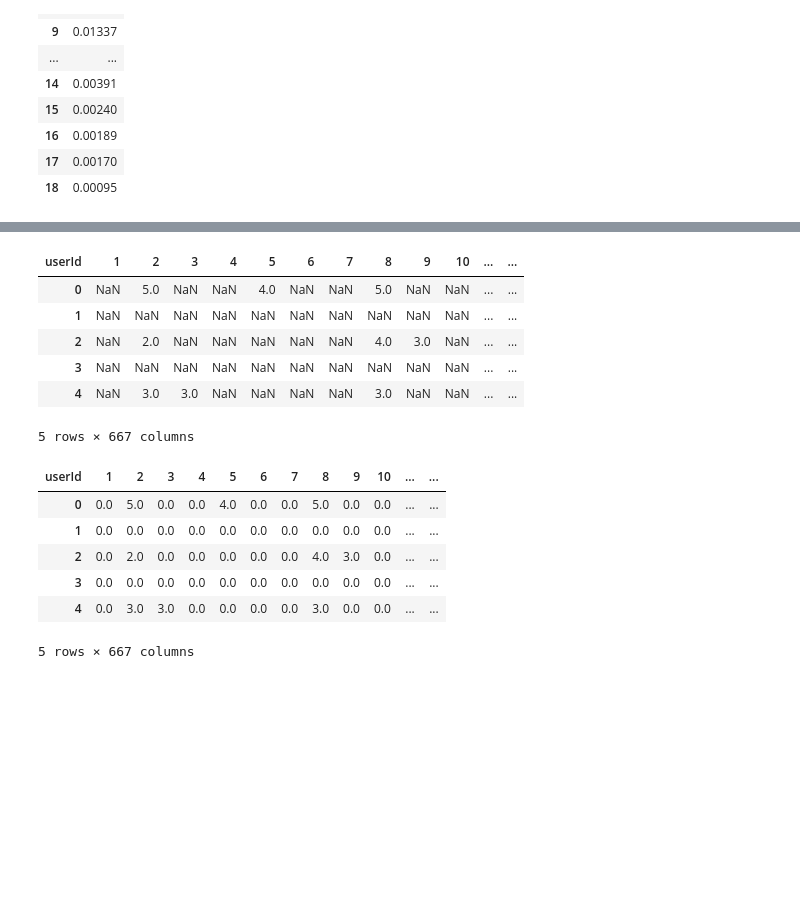
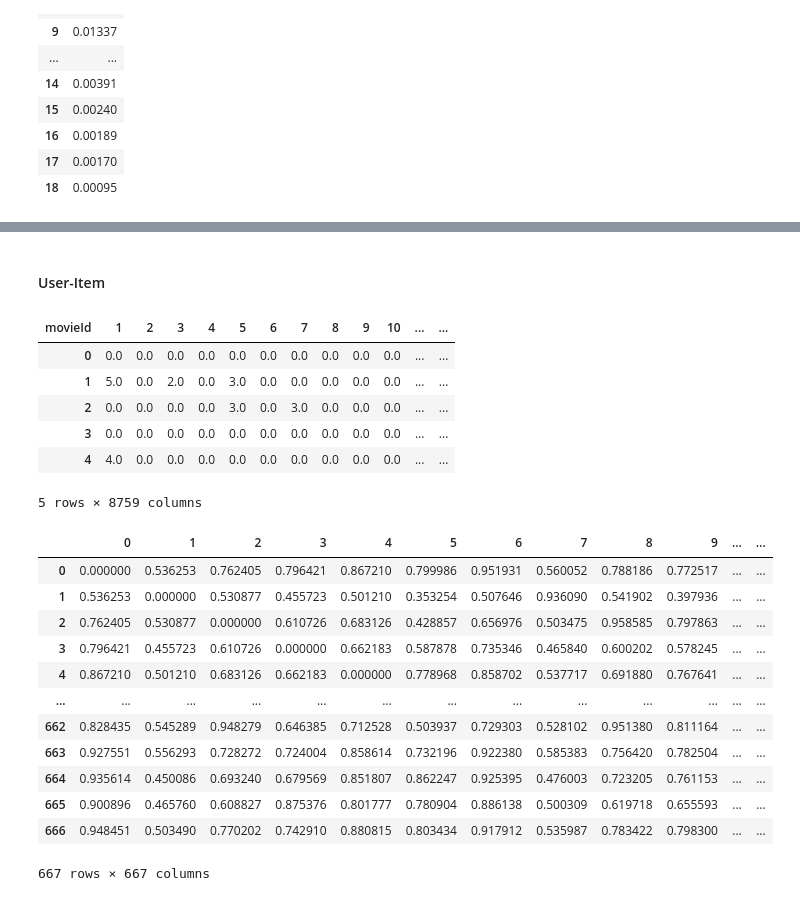
Before and after one commit to Benedkt93/movie_recommendation, a Jupyter notebook: final_project.ipynb, the cells around one changed output, grey strips where cells are left out. Cells and saved outputs as stored; diff of their text form; code cells hidden in the pictures; blank space fills up the shorter version.

```diff
--- a/final_project.ipynb
+++ b/final_project.ipynb
@@ -495,22 +599,33 @@ round(pd.DataFrame(pca.explained_variance_ratio_), 5)
+# %% [markdown]
+#### User-Item
 # %%
-user_item_matrix = ratings_clean.pivot_table(index=['movieId'],columns=['userId'],values='rating').reset_index(drop=True)
+user_item_matrix = ratings_clean.pivot_table(index=['userId'],columns=['movieId'],values='rating').reset_index(drop=True)
+user_item_matrix.fillna( 0, inplace = True )
 user_item_matrix.head()
 # %% [output]
-| userId | 1 | 2 | 3 | 4 | 5 | 6 | 7 | 8 | 9 | 10 | ... | ... |
-| 0 | NaN | 5.0 | NaN | NaN | 4.0 | NaN | NaN | 5.0 | NaN | NaN | ... | ... |
-| 1 | NaN | NaN | NaN | NaN | NaN | NaN | NaN | NaN | NaN | NaN | ... | ... |
-| 2 | NaN | 2.0 | NaN | NaN | NaN | NaN | NaN | 4.0 | 3.0 | NaN | ... | ... |
-| 3 | NaN | NaN | NaN | NaN | NaN | NaN | NaN | NaN | NaN | NaN | ... | ... |
-| 4 | NaN | 3.0 | 3.0 | NaN | NaN | NaN | NaN | 3.0 | NaN | NaN | ... | ... |
+| movieId | 1 | 2 | 3 | 4 | 5 | 6 | 7 | 8 | 9 | 10 | ... | ... |
+| 0 | 0.0 | 0.0 | 0.0 | 0.0 | 0.0 | 0.0 | 0.0 | 0.0 | 0.0 | 0.0 | ... | ... |
+| 1 | 5.0 | 0.0 | 2.0 | 0.0 | 3.0 | 0.0 | 0.0 | 0.0 | 0.0 | 0.0 | ... | ... |
+| 2 | 0.0 | 0.0 | 0.0 | 0.0 | 3.0 | 0.0 | 3.0 | 0.0 | 0.0 | 0.0 | ... | ... |
+| 3 | 0.0 | 0.0 | 0.0 | 0.0 | 0.0 | 0.0 | 0.0 | 0.0 | 0.0 | 0.0 | ... | ... |
+| 4 | 4.0 | 0.0 | 0.0 | 0.0 | 0.0 | 0.0 | 0.0 | 0.0 | 0.0 | 0.0 | ... | ... |
-5 rows × 667 columns
+5 rows × 8759 columns
-# %%
-user_item_matrix.fillna(0,inplace=True)
-user_item_matrix.head()
-# %% [output]
-| userId | 1 | 2 | 3 | 4 | 5 | 6 | 7 | 8 | 9 | 10 | ... | ... |
-| 0 | 0.0 | 5.0 | 0.0 | 0.0 | 4.0 | 0.0 | 0.0 | 5.0 | 0.0 | 0.0 | ... | ... |
-| 1 | 0.0 | 0.0 | 0.0 | 0.0 | 0.0 | 0.0 | 0.0 | 0.0 | 0.0 | 0.0 | ... | ... |
-| 2 | 0.0 | 2.0 | 0.0 | 0.0 | 0.0 | 0.0 | 0.0 | 4.0 | 3.0 | 0.0 | ... | ... |
-| 3 | 0.0 | 0.0 | 0.0 | 0.0 | 0.0 | 0.0 | 0.0 | 0.0 | 0.0 | 0.0 | ... | ... |
-| 4 | 0.0 | 3.0 | 3.0 | 0.0 | 0.0 | 0.0 | 0.0 | 3.0 | 0.0 | 0.0 | ... | ... |
-5 rows × 667 columns
+# %%
+movie_similarity = 1 - pairwise_distances(user_item_matrix, metric="cosine" )
+np.fill_diagonal( movie_similarity, 0 ) #Filling diagonals with 0s for future use when sorting is done
+user_item_matrix = pd.DataFrame( movie_similarity )
+user_item_matrix
+# %% [output]
+|  | 0 | 1 | 2 | 3 | 4 | 5 | 6 | 7 | 8 | 9 | ... | ... |
+| 0 | 0.000000 | 0.536253 | 0.762405 | 0.796421 | 0.867210 | 0.799986 | 0.951931 | 0.560052 | 0.788186 | 0.772517 | ... | ... |
+| 1 | 0.536253 | 0.000000 | 0.530877 | 0.455723 | 0.501210 | 0.353254 | 0.507646 | 0.936090 | 0.541902 | 0.397936 | ... | ... |
+| 2 | 0.762405 | 0.530877 | 0.000000 | 0.610726 | 0.683126 | 0.428857 | 0.656976 | 0.503475 | 0.958585 | 0.797863 | ... | ... |
+| 3 | 0.796421 | 0.455723 | 0.610726 | 0.000000 | 0.662183 | 0.587878 | 0.735346 | 0.465840 | 0.600202 | 0.578245 | ... | ... |
+| 4 | 0.867210 | 0.501210 | 0.683126 | 0.662183 | 0.000000 | 0.778968 | 0.858702 | 0.537717 | 0.691880 | 0.767641 | ... | ... |
+| ... | ... | ... | ... | ... | ... | ... | ... | ... | ... | ... | ... | ... |
+| 662 | 0.828435 | 0.545289 | 0.948279 | 0.646385 | 0.712528 | 0.503937 | 0.729303 | 0.528102 | 0.951380 | 0.811164 | ... | ... |
+| 663 | 0.927551 | 0.556293 | 0.728272 | 0.724004 | 0.858614 | 0.732196 | 0.922380 | 0.585383 | 0.756420 | 0.782504 | ... | ... |
+| 664 | 0.935614 | 0.450086 | 0.693240 | 0.679569 | 0.851807 | 0.862247 | 0.925395 | 0.476003 | 0.723205 | 0.761153 | ... | ... |
+| 665 | 0.900896 | 0.465760 | 0.608827 | 0.875376 | 0.801777 | 0.780904 | 0.886138 | 0.500309 | 0.619718 | 0.655593 | ... | ... |
+| 666 | 0.948451 | 0.503490 | 0.770202 | 0.742910 | 0.880815 | 0.803434 | 0.917912 | 0.535987 | 0.783422 | 0.798300 | ... | ... |
+667 rows × 667 columns
```
Also changed, not shown: parts of 14 cells of this notebook.
